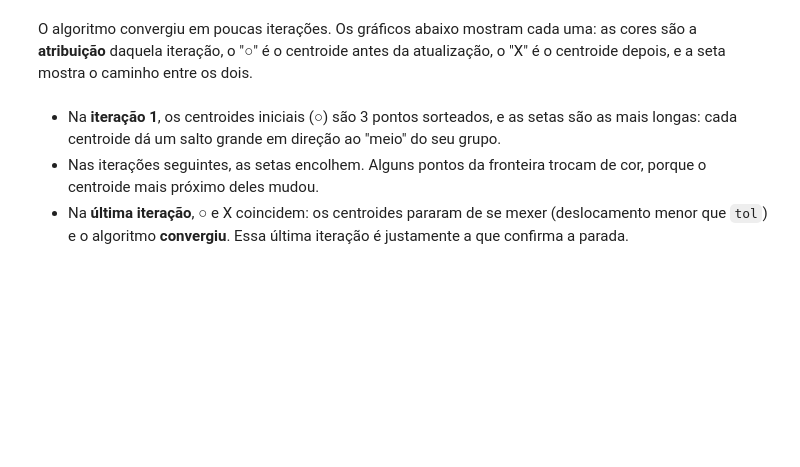
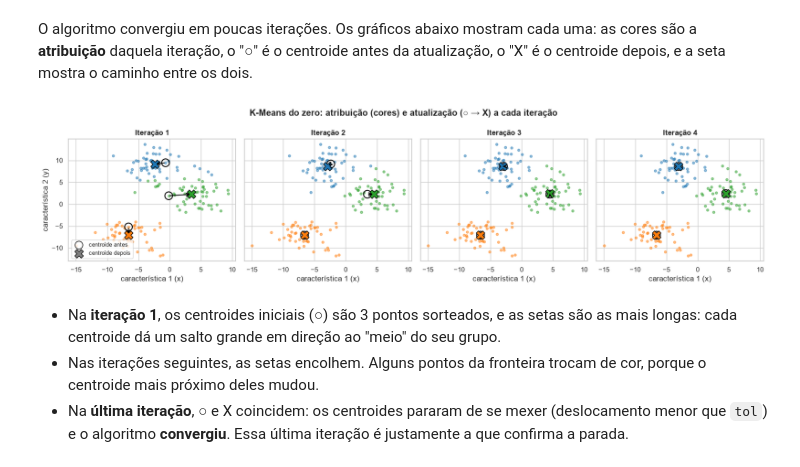
Before and after one commit to DataScience-Fatec-Projects/kmeans-musicas-spotify, a Jupyter notebook: notebooks/aula_kmeans_spotify.ipynb, the cells around one changed output. Saved outputs shown, nothing was run; the diff lists cells and outputs as text; code cells hidden in the pictures; blank space fills up the shorter version.

```diff
--- a/notebooks/aula_kmeans_spotify.ipynb
+++ b/notebooks/aula_kmeans_spotify.ipynb
@@ -242,21 +250,23 @@ depois, e a seta mostra o caminho entre os dois.
 # %%
 cores_brinquedo = sns.color_palette("tab10", 3)
 fig, eixos = plt.subplots(1, len(historico), figsize=(4.2 * len(historico), 4.2), sharex=True, sharey=True)
 for i, (ax, (rot, antes, depois)) in enumerate(zip(np.atleast_1d(eixos), historico), start=1):
     for j in range(3):
         ax.scatter(*X_brinquedo[rot == j].T, s=15, alpha=0.5, color=cores_brinquedo[j])
         ax.scatter(*antes[j], s=160, facecolors="none", edgecolors="black", linewidths=1.5)
         ax.scatter(*depois[j], marker="X", s=200, color=cores_brinquedo[j], edgecolor="black", zorder=3)
-        ax.annotate("", xy=depois[j], xytext=antes[j], arrowprops=dict(arrowstyle="->", lw=1.5))
+        ax.annotate("", xy=depois[j], xytext=antes[j], arrowprops=dict(arrowstyle="->", lw=1.5, color="black"))
     ax.set(title=f"Iteração {i}", xlabel="característica 1 (x)")
 eixos[0].set_ylabel("característica 2 (y)")
 eixos[0].scatter([], [], s=160, facecolors="none", edgecolors="black", label="centroide antes")
 eixos[0].scatter([], [], marker="X", s=200, color="gray", edgecolor="black", label="centroide depois")
 eixos[0].legend(loc="lower left", fontsize=9)
 fig.suptitle("K-Means do zero: atribuição (cores) e atualização (○ → X) a cada iteração",
              fontweight="bold")
 plt.tight_layout()
 plt.show()
+# %% [output]
+[figure, added]
 # %% [markdown]
 - Na **iteração 1**, os centroides iniciais (○) são 3 pontos sorteados, e as setas são as mais
   longas: cada centroide dá um salto grande em direção ao "meio" do seu grupo.
```
Also changed, not shown: parts of 9 cells of this notebook.
